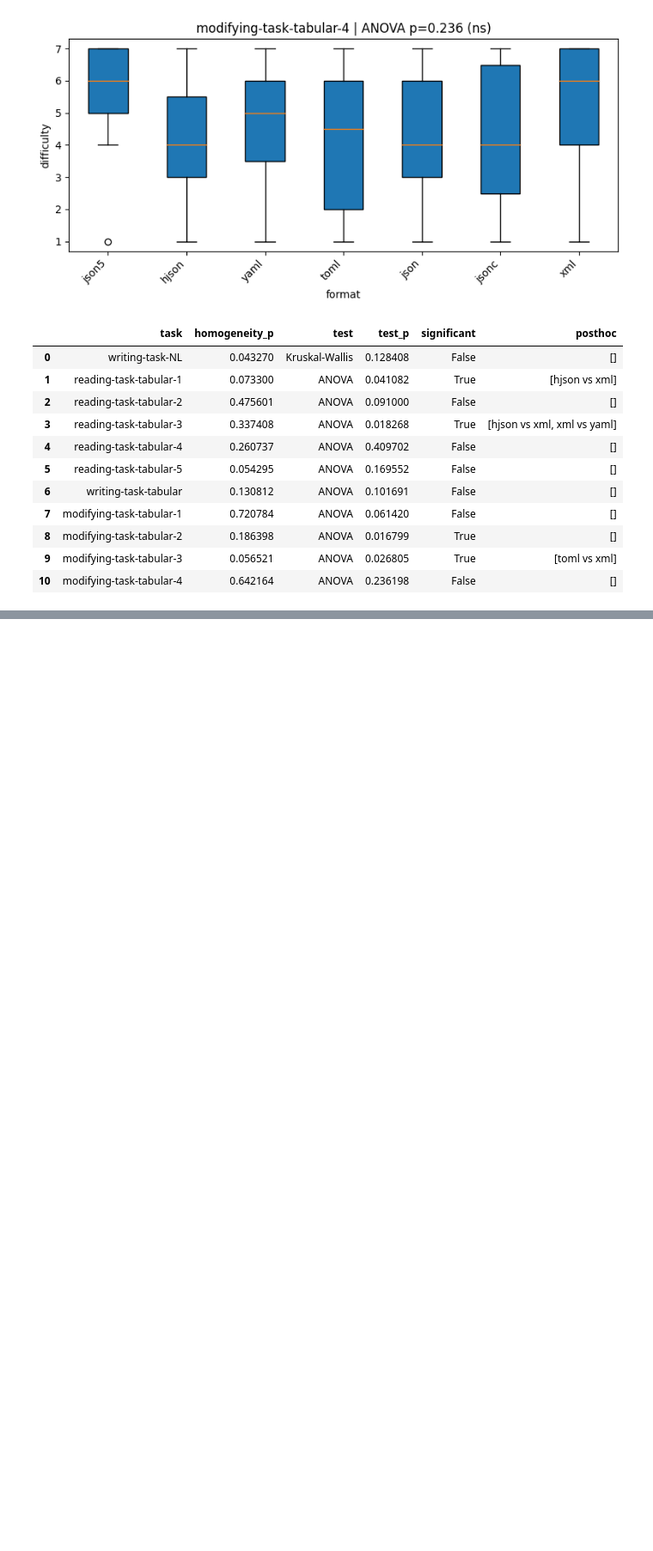
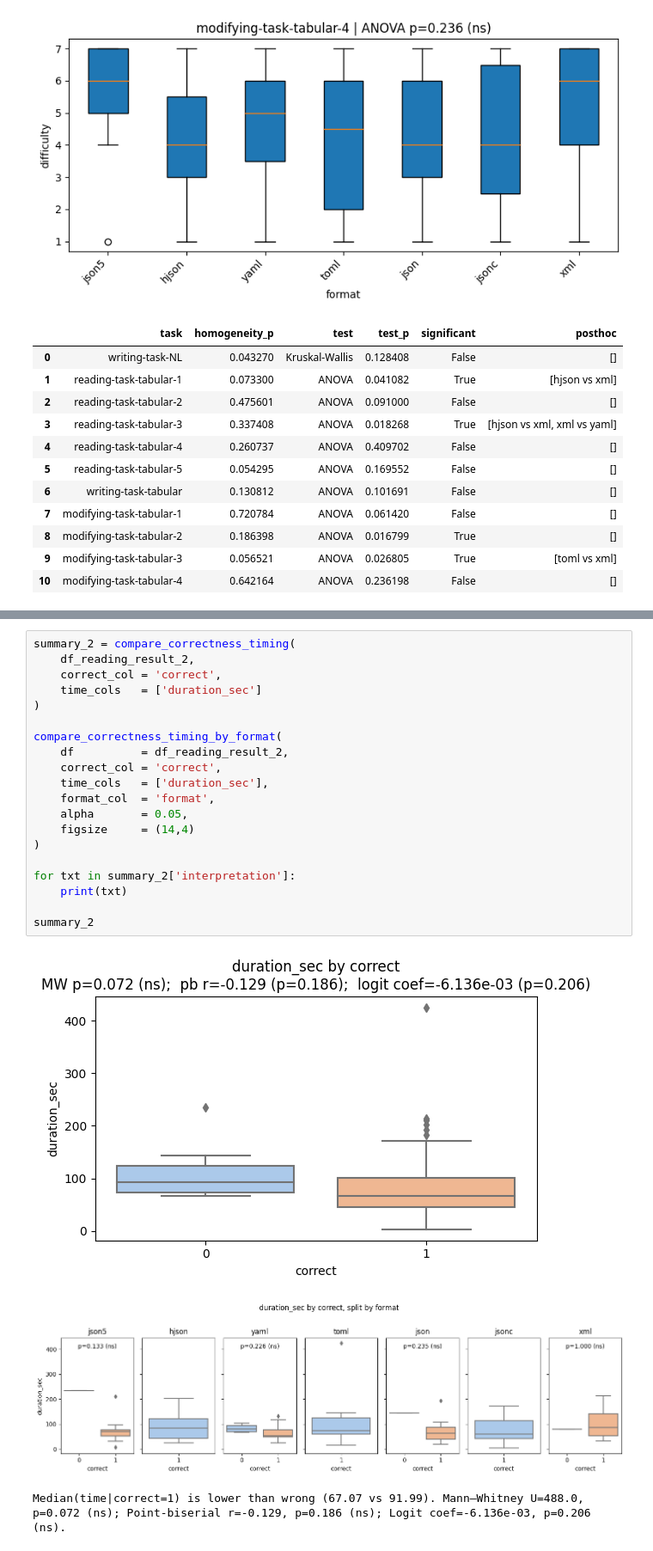
Before and after one commit to shiyihe-neko/usability_analysis, a Jupyter notebook: clean/basic_clean_analysis.ipynb, the cells around one changed output, grey strips where cells are left out. Shown at 86% size. Drawn from its saved outputs; the diff is of its cells as text; blank space fills up the shorter version.

```diff
--- a/clean/basic_clean_analysis.ipynb
+++ b/clean/basic_clean_analysis.ipynb
@@ -3069,0 +1985,24 @@ df_reading_tabular = filter_tasks_by_prefix(
+# %%
+summary_2 = compare_correctness_timing(
+    df_reading_result_2,
+    correct_col = 'correct',
+    time_cols   = ['duration_sec']
+)
+
+compare_correctness_timing_by_format(
+    df          = df_reading_result_2,
+    correct_col = 'correct',
+    time_cols   = ['duration_sec'],
+    format_col  = 'format',
+    alpha       = 0.05,
+    figsize     = (14,4)
+)
+
+for txt in summary_2['interpretation']:
+    print(txt)
+
+summary_2
+# %% [output]
+[figure, added]
+[figure, added]
+Median(time|correct=1) is lower than wrong (67.07 vs 91.99). Mann–Whitney U=488.0, p=0.072 (ns); Point‐biserial r=-0.129, p=0.186 (ns); Logit coef=-6.136e-03, p=0.206 (ns).
```
Also changed, not shown: parts of 91 cells of this notebook, 1 other file.
